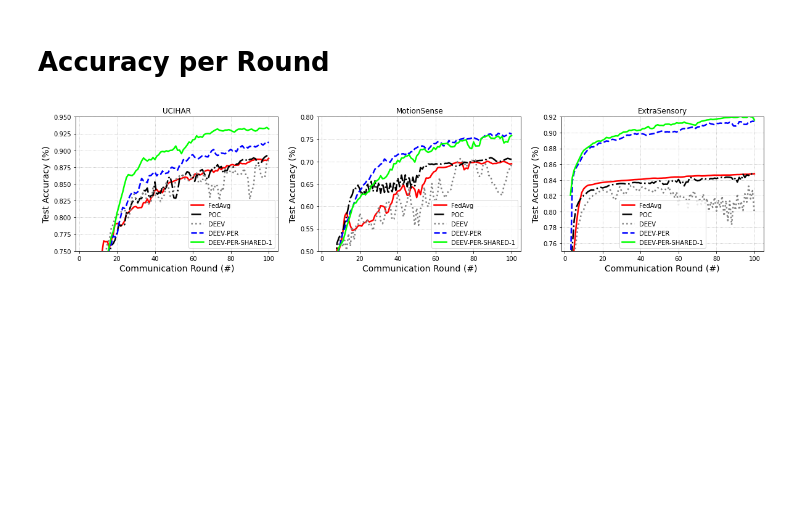
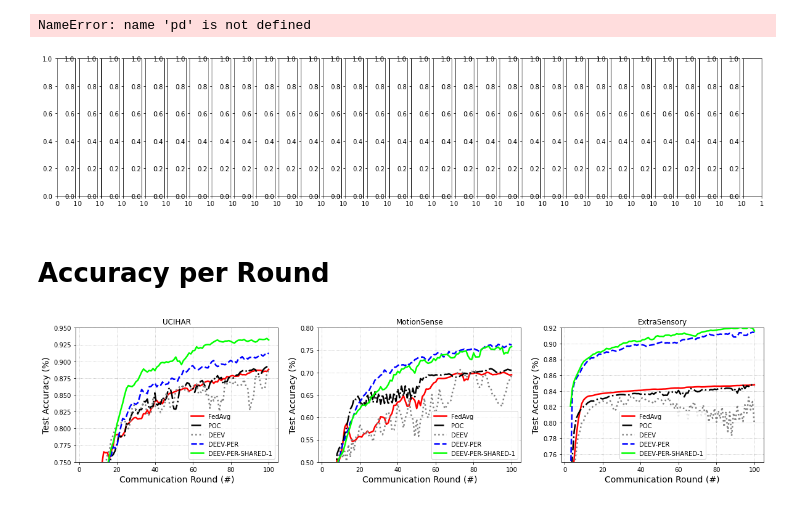
Before and after one commit to AllanMSouza/ACSP-FL, a Jupyter notebook: results/plots-v1.ipynb, the cells around one changed output. Cells and saved outputs as stored; diff of their text form; code cells hidden in the pictures; blank space fills up the shorter version.

```diff
--- a/results/plots-v1.ipynb
+++ b/results/plots-v1.ipynb
@@ -1,3 +1,39 @@
+# %%
+import seaborn as sns
+import pandas as pd
+import matplotlib.pyplot as plt
+
+DATASETS  = ['MotionSense', 'MotionSense-v1']
+SOLUTIONS = ['FedAvg-None', 'POC-POC-0.5', 'DEEV-DEEV-0.01', 'DEEV-PER-DEEV-0.01', 'DEEV-PER-SHARED-3-DEEV-0.01']
+NAMES     = {'FedAvg-None' : 'FedAvg', 'POC-POC-0.5' : 'POC', 'DEEV-DEEV-0.01' : 'DEEV', 'DEEV-PER-DEEV-0.01' : 'ACSP-FL', 'DEEV-PER-SHARED-3-DEEV-0.01' : 'ACSP-FL LR'}
+COLORS    = {'FedAvg-None' : 'r', 'POC-POC-0.5' : 'k', 'DEEV-DEEV-0.01' : 'gray', 'DEEV-PER-DEEV-0.01' : 'b', 'DEEV-PER-SHARED-3-DEEV-0.01' : 'lime'}
+LINE      = {'FedAvg-None' : '-', 'POC-POC-0.5' : '-.', 'DEEV-DEEV-0.01' : ':', 'DEEV-PER-DEEV-0.01' : '--', 'DEEV-PER-SHARED-3-DEEV-0.01' : '-'}
+MARKER    = {'FedAvg-None' : 'o', 'POC-POC-0.5' : '+', 'DEEV-DEEV-0.01' : 's', 'DEEV-PER-DEEV-0.01' : 'o', 'DEEV-PER-SHARED-3-DEEV-0.01' : '*'}
+
+
+def plot_acc():
+    fig, ax    = plt.subplots(nrows=1, ncols=2, figsize=(20, 4))
+
+    for sol in SOLUTIONS:
+        for idx, ds in enumerate(DATASETS):
+            df = pd.read_csv(f'../logs/{ds}/{sol}/DNN/server.csv',
+                             names=['timestamp', 'round', 'acc', 'acc2', 'acc3'])
+
+            sns.lineplot(x='round', y=df['acc'].rolling(3).mean(), data=df, ax=ax[idx], label=NAMES[sol],
+                         color=COLORS[sol], linestyle=LINE[sol],
+                         linewidth=2.5)
+            # ax[0].set_ylim(0.75, 0.92)
+            ax[0].set_ylim(0.5, 0.8)
+            ax[1].set_ylim(0.5, 1)
+            # ax[2].set_ylim(0.75, 0.92)
+            ax[idx].grid(True, linestyle=':')
+            ax[idx].set_title(f'{ds}')
+            ax[idx].set_xlabel(f'Communication Round (#)', size=14)
+            ax[idx].set_ylabel(f'Test Accuracy (%)', size=14)
+plot_acc()
+# %% [output]
+NameError: name 'pd' is not defined
+[figure, added]
 # %%
 import plot_utils
 # %% [markdown]
```
Also changed, not shown: 27 other files.
